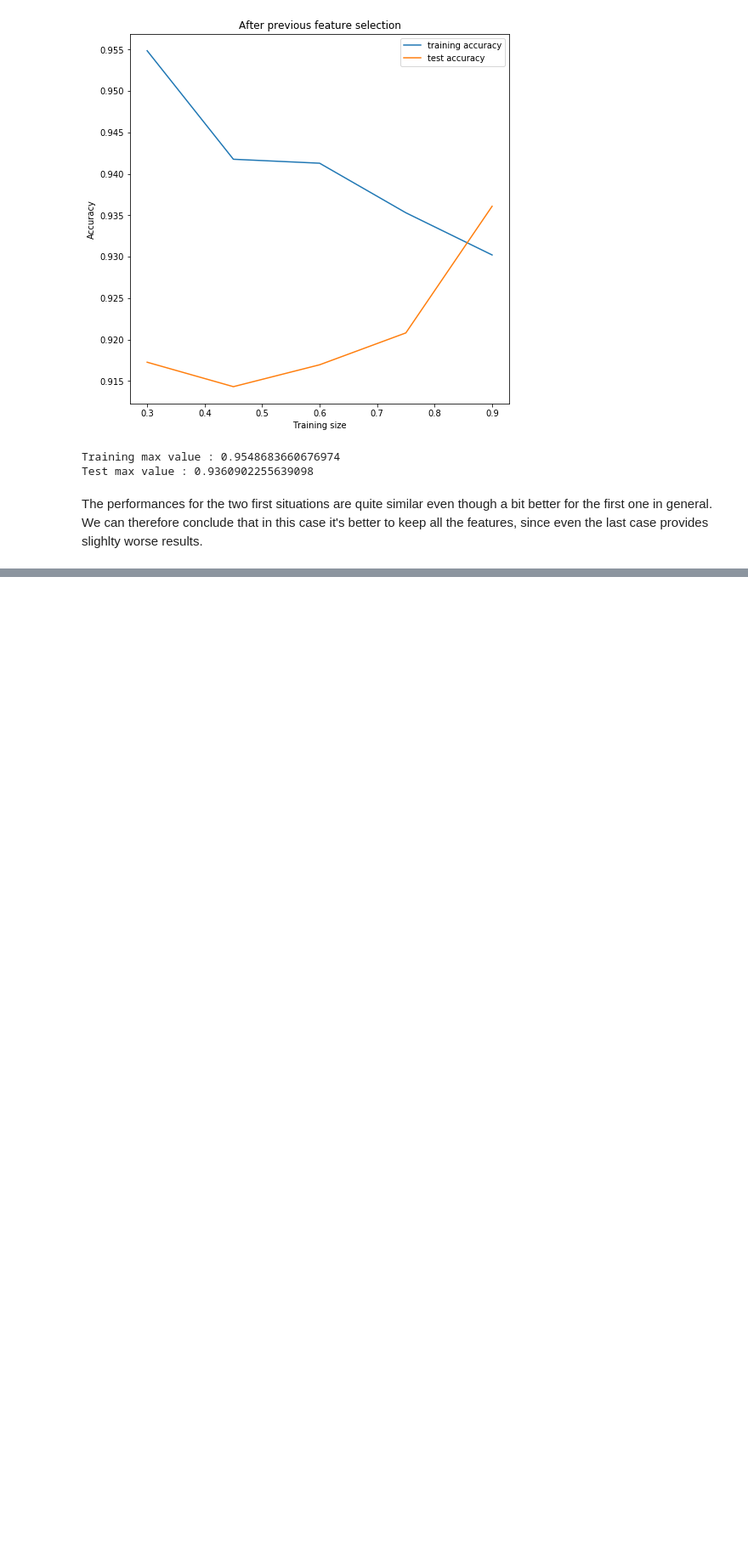
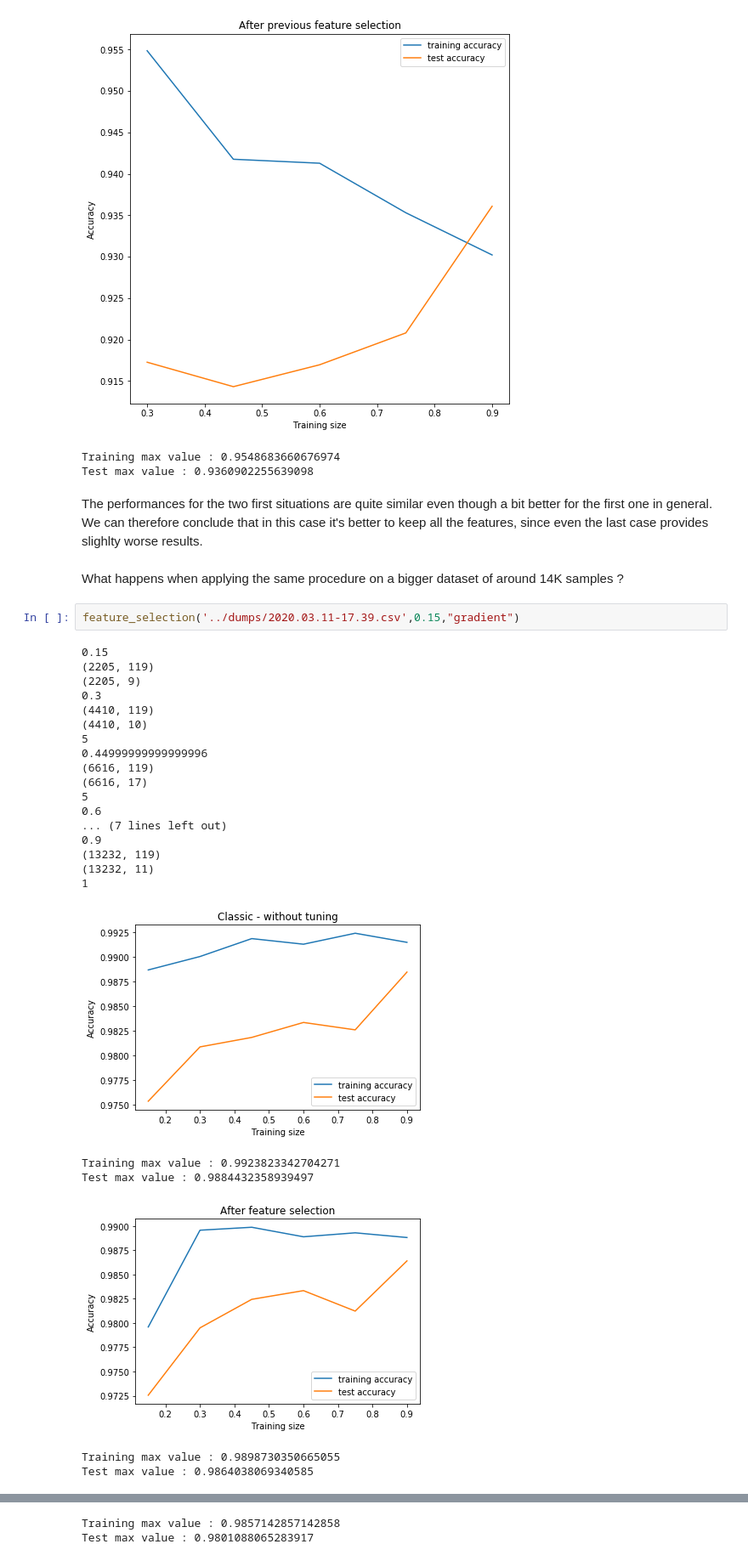
Before and after one commit to roussieau/masterthesis, a Jupyter notebook: src/machine_learning/Ensembles of Decision Trees.ipynb, the cells around one changed output, grey strips where cells are left out. Shown: that part at 85% size. Cells and saved outputs as stored; diff of their text form; blank space fills up the shorter version.

```diff
--- a/src/machine_learning/Ensembles of Decision Trees.ipynb
+++ b/src/machine_learning/Ensembles of Decision Trees.ipynb
@@ -548,3 +567,31 @@ Training max value : 0.9548683660676974
 Test max value : 0.9360902255639098
 # %% [markdown]
 The performances for the two first situations are quite similar even though a bit better for the first one in general. We can therefore conclude that in this case it's better to keep all the features, since even the last case provides slighlty worse results.
+# %% [markdown]
+What happens when applying the same procedure on a bigger dataset of around 14K samples ?
+# %%
+feature_selection('../dumps/2020.03.11-17.39.csv',0.15,"gradient")
+# %% [output]
+0.15
+(2205, 119)
+(2205, 9)
+0.3
+(4410, 119)
+(4410, 10)
+5
+0.44999999999999996
+(6616, 119)
+(6616, 17)
+5
+0.6
+... (7 lines left out)
+0.9
+(13232, 119)
+(13232, 11)
+1
+[figure, added]
+Training max value : 0.9923823342704271
+Test max value : 0.9884432358939497
+[figure, added]
+Training max value : 0.9898730350665055
+Test max value : 0.9864038069340585
@@ -550,0 +599,2 @@ The performances for the two first situations are quite similar even though a bi
+Training max value : 0.9857142857142858
+Test max value : 0.9801088065283917
```
Also changed, not shown: parts of 12 cells of this notebook, 9 other files.
